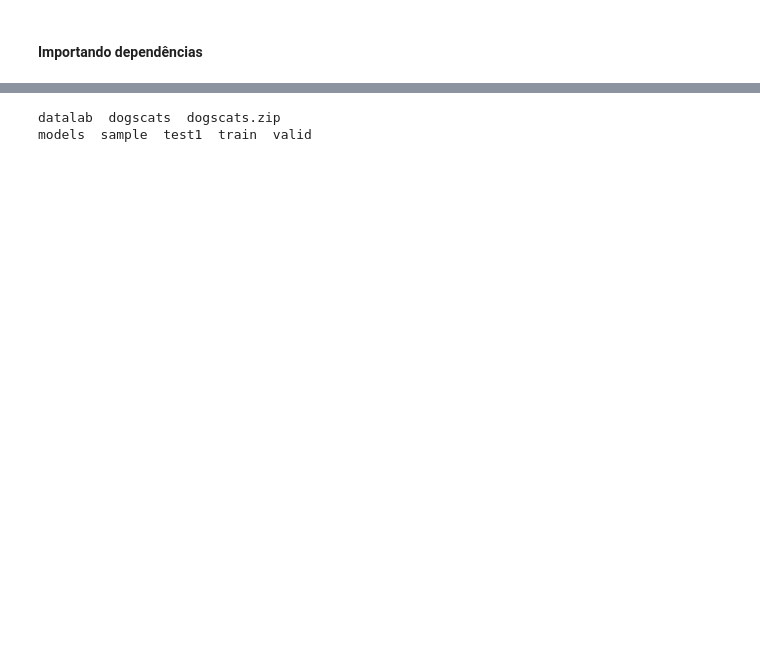
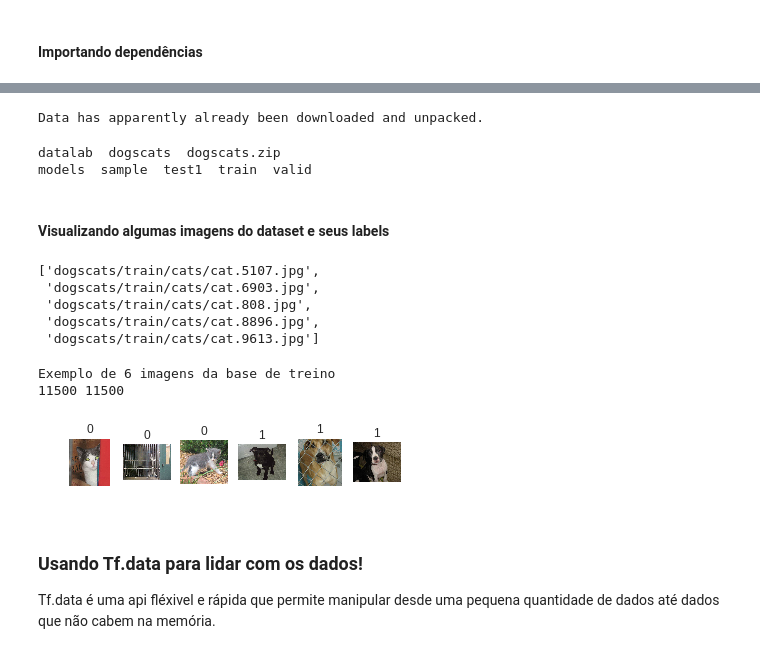
Before and after one commit to hereismari/tensorflow-brasil, a Jupyter notebook: tfhub_classificador_caes_e_gatos.ipynb, the cells around one changed output, grey strips where cells are left out. Saved outputs shown, nothing was run; the diff lists cells and outputs as text; code cells hidden in the pictures; blank space fills up the shorter version.

```diff
--- a/tfhub_classificador_caes_e_gatos.ipynb
+++ b/tfhub_classificador_caes_e_gatos.ipynb
@@ -75,3 +161,7 @@ INFO:tensorflow:GPU disponível? Não
+# %%
+maybe_download_and_extract(url='http://files.fast.ai/data/dogscats.zip')
+# %% [output]
+Data has apparently already been downloaded and unpacked.
 # %%
 !ls  # checando se a nova pasta foi criada
 !ls 'dogscats/'  # checando o que tem dentro dela
@@ -79,6 +169,66 @@ DATA_DIR = 'dogscats/'  # "apontando" para nova pasta
 # %% [output]
 datalab  dogscats  dogscats.zip
 models  sample  test1  train  valid
+# %% [markdown]
+#### Visualizando algumas imagens do dataset e seus labels
+# %%
+# Temos cada imagem individualmente
+gatos = glob.glob(os.path.join(DATA_DIR, 'train', 'cats', '*'))[:5]
+gatos
+# %% [output]
+['dogscats/train/cats/cat.5107.jpg',
+ 'dogscats/train/cats/cat.6903.jpg',
+ 'dogscats/train/cats/cat.808.jpg',
+ 'dogscats/train/cats/cat.8896.jpg',
+ 'dogscats/train/cats/cat.9613.jpg']
+# %%
+def visualizar_dados_treino(num_imgs_por_classe, data_dir):
+    '''Essa função apresenta alguns dados de treino (imagens, labels) escolhidos aleatoriamente.
+       Parâmetros:
+           num_imgs_por_classe (int): número de imagens apresentadas por classe.
+           data_dir (string): onde os arquivos foram baixados.
+    '''
+
+    print('Exemplo de %d imagens da base de treino' % (num_imgs_por_classe * 2))
+
+    # Obtemos as imagens
+    treino_path = os.path.join(data_dir, 'train')
+    gatos = os.listdir(os.path.join(treino_path, 'cats'))
+    caes = os.listdir(os.path.join(treino_path, 'dogs'))
+
+    # Escolhemos índices aleatórios
+    print(len(gatos), len(caes))
+    random_ind_gato = np.random.choice(len(gatos), num_imgs_por_classe, replace=False)
+    random_ind_cao = np.random.choice(len(caes), num_imgs_por_classe, replace=False)
+
+    # Buscando imagens e labels
+    imagens = [gatos[r] for r in random_ind_gato] + [caes[r] for r in random_ind_cao]
+    labels = [0] * num_imgs_por_classe + [1] * num_imgs_por_classe
+
+    # Plottando imagens
+    for index, (img, label) in enumerate(zip(imagens, labels)):
+        if 'cat' in img:
+          path = os.path.join(treino_path, 'cats')
+        else:
+          path = os.path.join(treino_path, 'dogs')
+
+        img = plt.imread(os.path.join(path, img))
+
+        plt.subplot(4, num_imgs_por_classe * 2, index + 1)
+        plt.axis('off')
+        plt.imshow(img, cmap=plt.cm.gray_r)
+        plt.title('%i' % label)
+    plt.show()
+
+visualizar_dados_treino(3, DATA_DIR)
+# %% [output]
+Exemplo de 6 imagens da base de treino
+11500 11500
+[figure, added]
+# %% [markdown]
+### Usando Tf.data para lidar com os dados!
+
+Tf.data é uma api fléxivel e rápida que permite manipular desde uma pequena quantidade de dados até dados que não cabem na memória.
 # %%
 def _img_string_to_tensor(image_string, image_size=(299, 299)):
     image_decoded = tf.image.decode_jpeg(image_string, channels=3)
```
Also changed, not shown: parts of 12 cells of this notebook.
